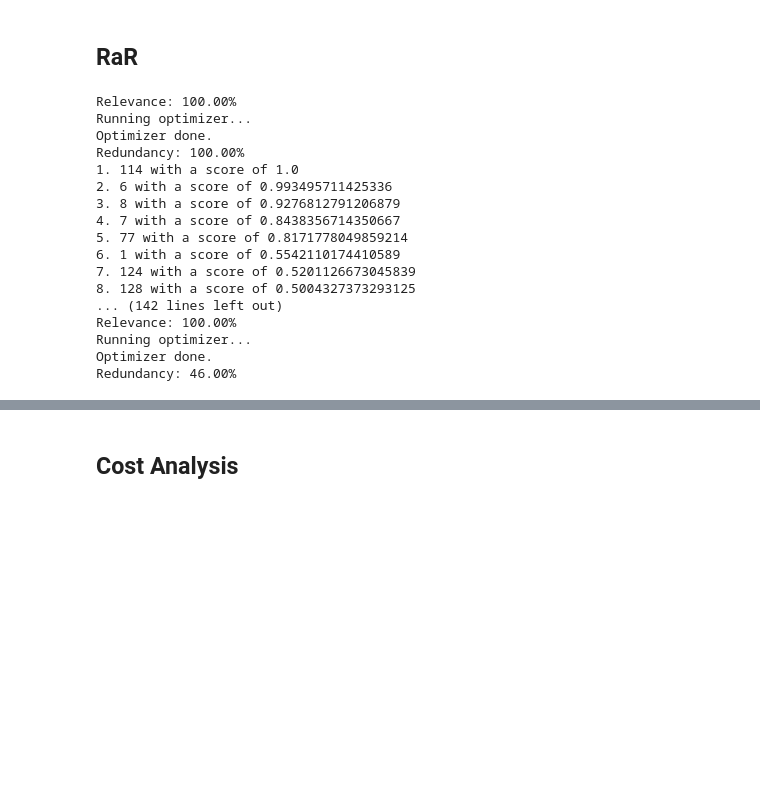
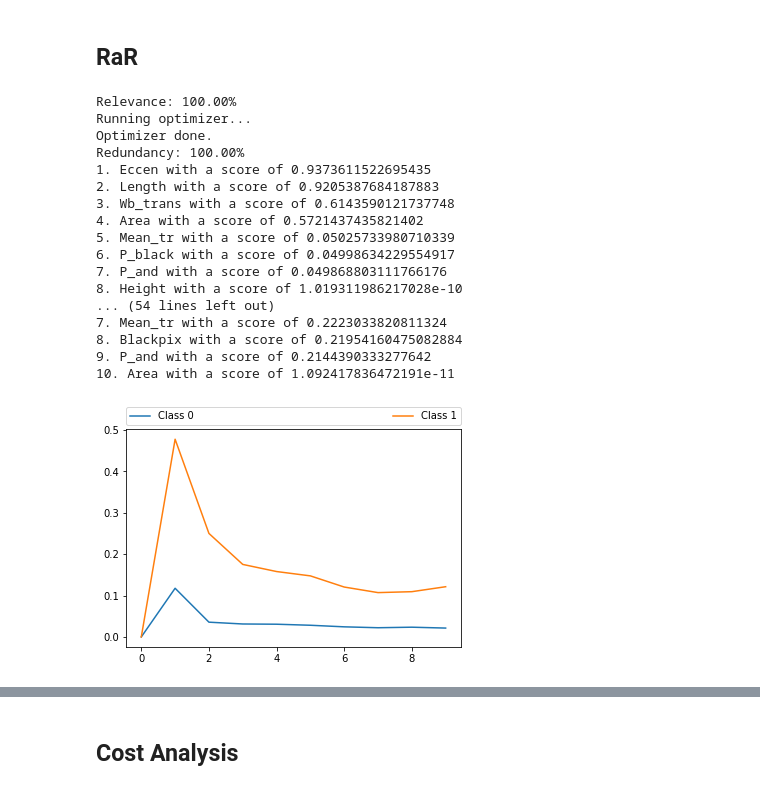
Before and after one commit to KDD-OpenSource/wRaR, a Jupyter notebook: examples/EstimateCost.ipynb, the cells around one changed output, grey strips where cells are left out. Cells and saved outputs as stored; diff of their text form; code cells hidden in the pictures; blank space fills up the shorter version.

```diff
--- a/examples/EstimateCost.ipynb
+++ b/examples/EstimateCost.ipynb
@@ -75,56 +75,57 @@ distribution=List(99718, 100282)
 # %%
-target = 150
-X = imb_data.drop(target, axis=1)
-y = imb_data[target]
+target = 'Class'
+X = data.drop(target, axis=1)
+y = data[target]
 X_train, X_test, y_train, y_test = train_test_split(X, y, test_size=0.5)
 # %% [markdown]
 ## RaR
 # %%
 scores = 0
+max_k = len(X.columns)
 for i in range(5):
     rar_data = pd.concat([X_train, y_train], axis=1)
     # RaR uses columns with string label only
     rar_data.rename(columns=lambda c: str(c), inplace=True)
     target = str(target)
     rar = csrar.rar.RaR(rar_data)
     rar.run(target, k=5, runs=100, split_iterations=10, compensate_imbalance=False)
 
     # Evaluate, average relative error rates
-    score = pd.DataFrame(columns=['Class 0', 'Class 1'], index=np.arange(max_k))
-    score = score.fillna(0)
+    score = pd.DataFrame(columns=['Class 0', 'Class 1'], index=np.arange(max_k)).fillna(0)
     for i in range(1, max_k):
-        errors = eval_rar_ranking(rar.feature_ranking, int(target), k=i)
-        score.loc[i, 'Class 0'] = errors[0.0][0]
-        score.loc[i, 'Class 1'] = errors[1.0][0]
+        errors = eval_rar_ranking(rar.feature_ranking, target, k=i)
+        score.loc[i, 'Class 0'] = errors[0][0]
+        score.loc[i, 'Class 1'] = errors[1][0]
 
     scores += score
 scores /= 5
 scores
 
 import matplotlib.pyplot as plt
 plt.plot(scores['Class 0'], label='Class 0')
 plt.plot(scores['Class 1'], label='Class 1')
 plt.legend(bbox_to_anchor=(0., 1.02, 1., .102), loc=3,
            ncol=2, mode="expand", borderaxespad=0.)
-plt.savefig('RaR_test5_imb_avg_nocomp')
+plt.savefig('RaR_page-blocks0_imb_avg_nocomp')
 plt.show()
 # %% [output]
 Relevance: 100.00%
 Running optimizer...
 Optimizer done.
 Redundancy: 100.00%
-1. 114 with a score of 1.0
-2. 6 with a score of 0.993495711425336
-3. 8 with a score of 0.9276812791206879
-4. 7 with a score of 0.8438356714350667
-5. 77 with a score of 0.8171778049859214
-6. 1 with a score of 0.5542110174410589
-7. 124 with a score of 0.5201126673045839
-8. 128 with a score of 0.5004327373293125
-... (142 lines left out)
-Relevance: 100.00%
-Running optimizer...
-Optimizer done.
-Redundancy: 46.00%
+1. Eccen with a score of 0.9373611522695435
+2. Length with a score of 0.9205387684187883
+3. Wb_trans with a score of 0.6143590121737748
+4. Area with a score of 0.5721437435821402
+5. Mean_tr with a score of 0.05025733980710339
+6. P_black with a score of 0.04998634229554917
+7. P_and with a score of 0.049868803111766176
+8. Height with a score of 1.019311986217028e-10
+... (54 lines left out)
+7. Mean_tr with a score of 0.2223033820811324
+8. Blackpix with a score of 0.21954160475082884
+9. P_and with a score of 0.2144390333277642
+10. Area with a score of 1.092417836472191e-11
+[figure, added]
 # %%
 scores_comp = 0
```
Also changed, not shown: parts of 10 cells of this notebook, 4 other files.
